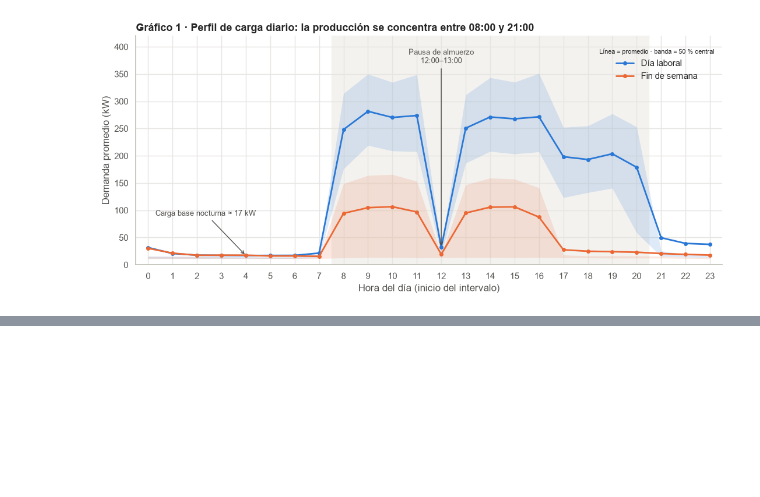
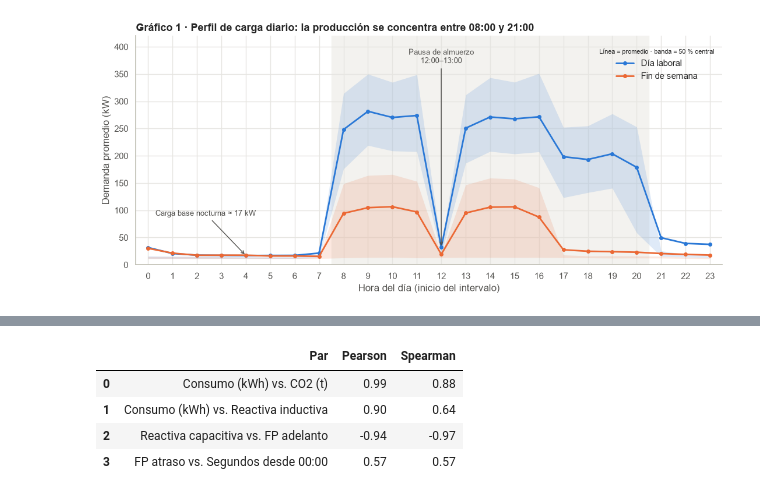
Before and after one commit to mariacaro-freefire/steel-energy-analytics, a Jupyter notebook: notebooks/02_EDA.ipynb, the cells around one changed output, grey strips where cells are left out. Saved outputs shown, nothing was run; the diff lists cells and outputs as text; code cells hidden in the pictures; blank space fills up the shorter version.

```diff
--- a/notebooks/02_EDA.ipynb
+++ b/notebooks/02_EDA.ipynb
@@ -177,0 +228,21 @@ plt.show()
+# %%
+# =============================================================
+# Celda 7: Robustez - comparación Pearson vs. Spearman
+# =============================================================
+pares = [("consumo_kwh", "co2_t"),
+         ("consumo_kwh", "reactiva_inductiva_kvarh"),
+         ("reactiva_capacitiva_kvarh", "fp_adelanto_pct"),
+         ("fp_atraso_pct", "nsm")]
+
+comparacion = pd.DataFrame([{
+    "Par": f"{etiquetas[a]} vs. {etiquetas[b]}",
+    "Pearson": df[a].corr(df[b], method="pearson"),
+    "Spearman": df[a].corr(df[b], method="spearman"),
+} for a, b in pares]).round(2)
+comparacion
+# %% [output]
+|  | Par | Pearson | Spearman |
+| 0 | Consumo (kWh) vs. CO2 (t) | 0.99 | 0.88 |
+| 1 | Consumo (kWh) vs. Reactiva inductiva | 0.90 | 0.64 |
+| 2 | Reactiva capacitiva vs. FP adelanto | -0.94 | -0.97 |
+| 3 | FP atraso vs. Segundos desde 00:00 | 0.57 | 0.57 |
```
Also changed, not shown: parts of 1 cell of this notebook, 1 other file.
